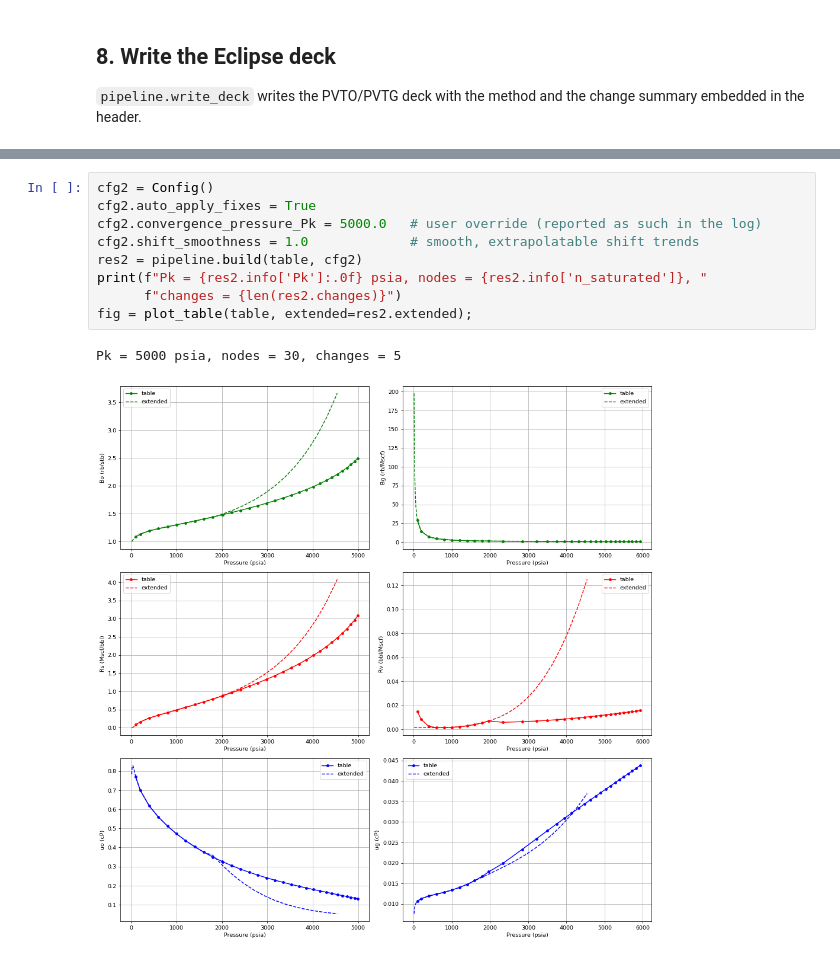
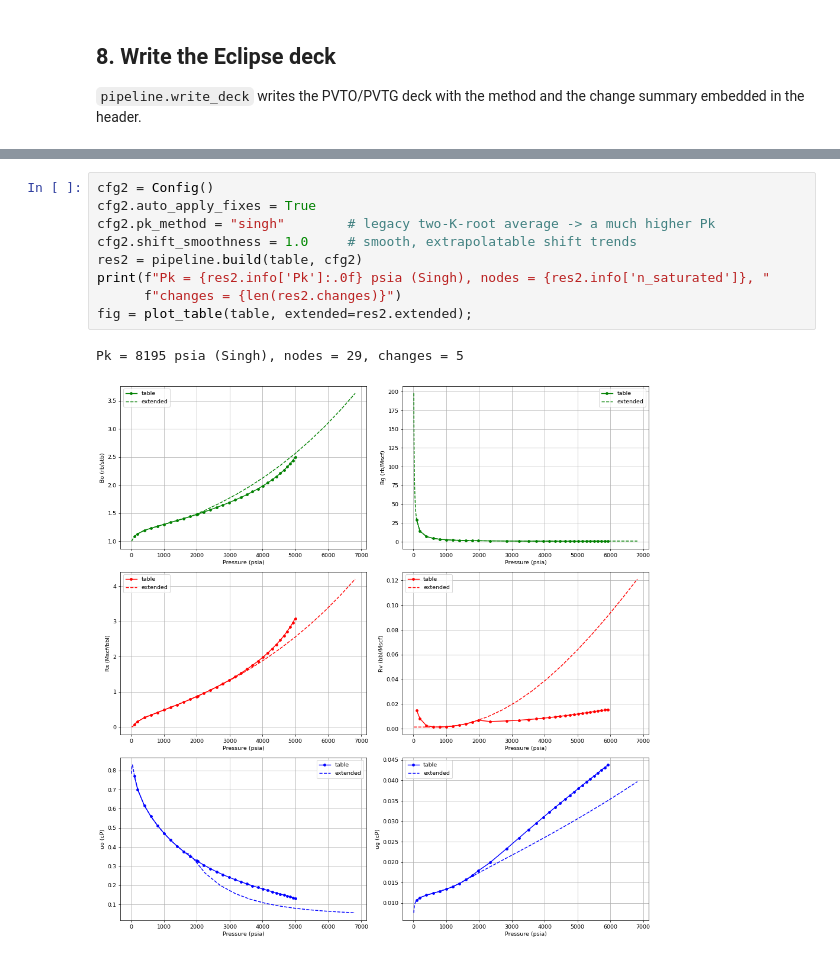
Before and after one commit to mwburgoyne/BOT, a Jupyter notebook: notebooks/BOT_QC_and_Extension.ipynb, the cells around one changed output, grey strips where cells are left out. Drawn from its saved outputs; the diff is of its cells as text.

```diff
--- a/notebooks/BOT_QC_and_Extension.ipynb
+++ b/notebooks/BOT_QC_and_Extension.ipynb
@@ -259,12 +268,12 @@ For example, overriding `Pk` to a lower value extends with no fold:
 # %%
 cfg2 = Config()
 cfg2.auto_apply_fixes = True
-cfg2.convergence_pressure_Pk = 5000.0   # user override (reported as such in the log)
-cfg2.shift_smoothness = 1.0             # smooth, extrapolatable shift trends
+cfg2.pk_method = "singh"        # legacy two-K-root average -> a much higher Pk
+cfg2.shift_smoothness = 1.0     # smooth, extrapolatable shift trends
 res2 = pipeline.build(table, cfg2)
-print(f"Pk = {res2.info['Pk']:.0f} psia, nodes = {res2.info['n_saturated']}, "
+print(f"Pk = {res2.info['Pk']:.0f} psia (Singh), nodes = {res2.info['n_saturated']}, "
       f"changes = {len(res2.changes)}")
 fig = plot_table(table, extended=res2.extended);
 # %% [output]
-Pk = 5000 psia, nodes = 30, changes = 5
+Pk = 8195 psia (Singh), nodes = 29, changes = 5
-[figure, old version]
+[figure, new version]
```
Also changed, not shown: parts of 7 cells of this notebook.
